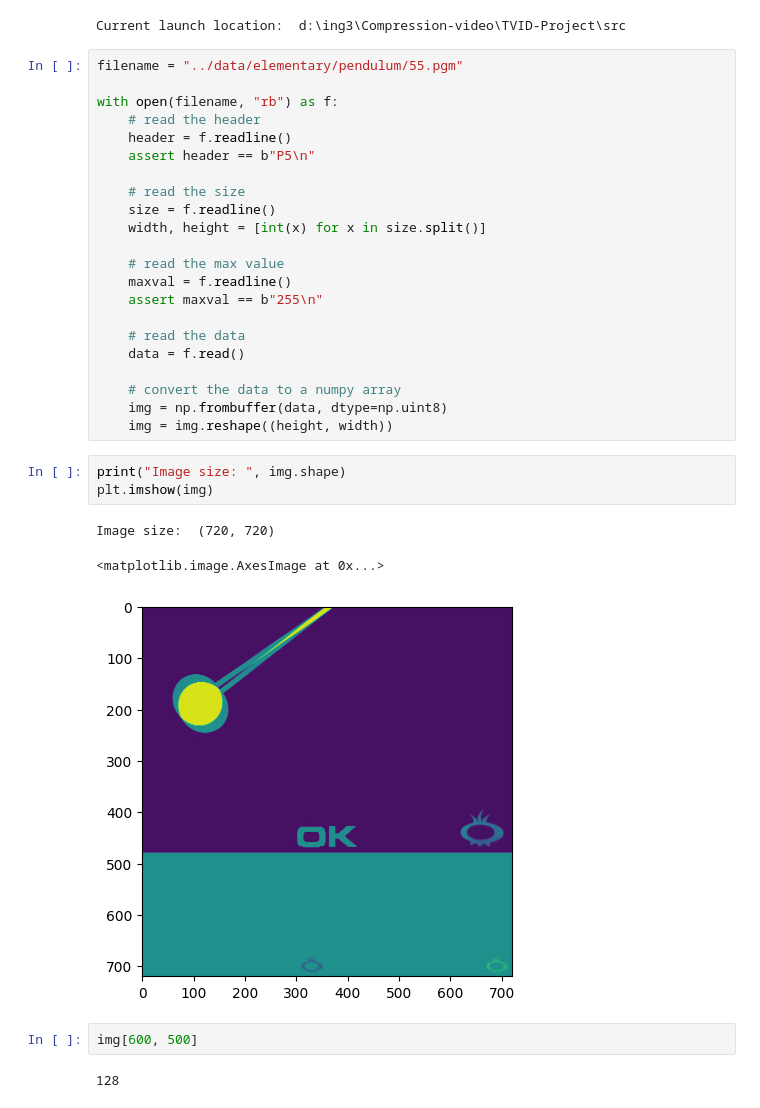
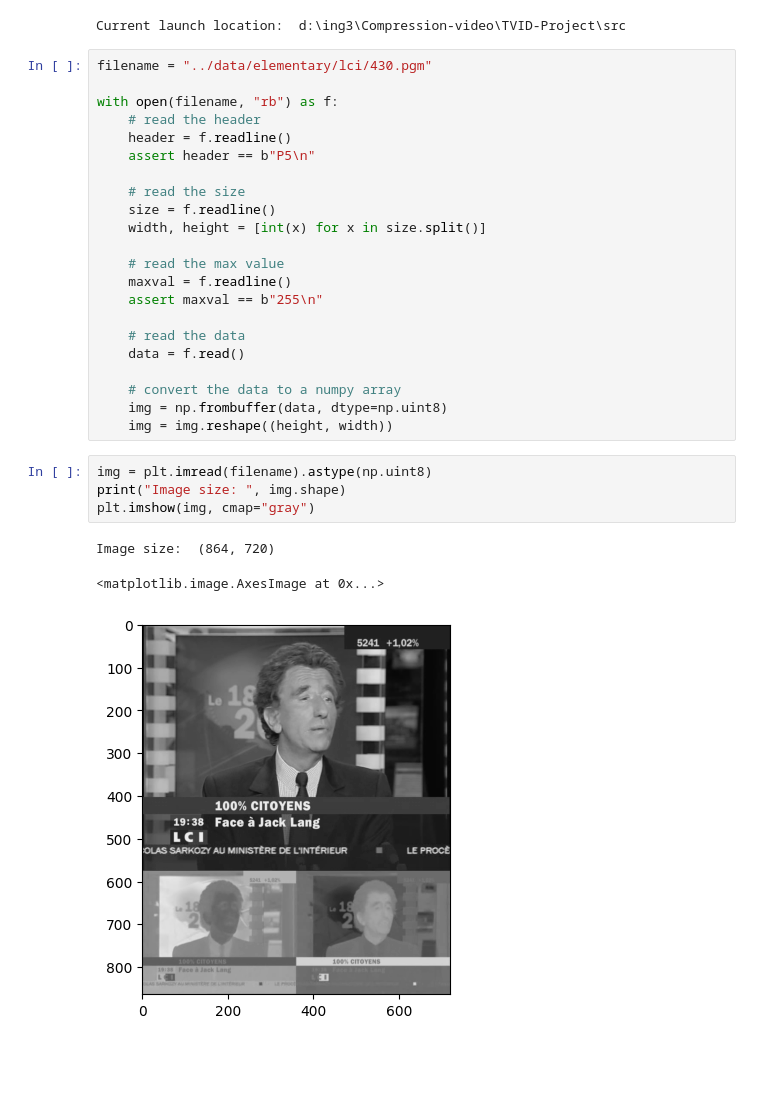
Before and after one commit to CrpTheo/TVID-Project, a Jupyter notebook: src/tests.ipynb, the cells around one changed output. Drawn from its saved outputs; the diff is of its cells as text; blank space fills up the shorter version.

```diff
--- a/src/tests.ipynb
+++ b/src/tests.ipynb
@@ -7,7 +7,7 @@ print("Current launch location: ", os.getcwd())
 # %% [output]
 Current launch location:  d:\ing3\Compression-video\TVID-Project\src
 # %%
-filename = "../data/elementary/pendulum/55.pgm"
+filename = "../data/elementary/lci/430.pgm"
 
 with open(filename, "rb") as f:
     # read the header
@@ -29,16 +29,13 @@ with open(filename, "rb") as f:
     img = np.frombuffer(data, dtype=np.uint8)
     img = img.reshape((height, width))
 # %%
+img = plt.imread(filename).astype(np.uint8)
 print("Image size: ", img.shape)
-plt.imshow(img)
+plt.imshow(img, cmap="gray")
 # %% [output]
-Image size:  (720, 720)
+Image size:  (864, 720)
 <matplotlib.image.AxesImage at 0x...>
-[figure, old version]
+[figure, new version]
-# %%
-img[600, 500]
-# %% [output]
-128
 # %%
 def read_yuv_pgm(img, width, height):
     """
```
Also changed, not shown: parts of 5 cells of this notebook, 1 other file.
